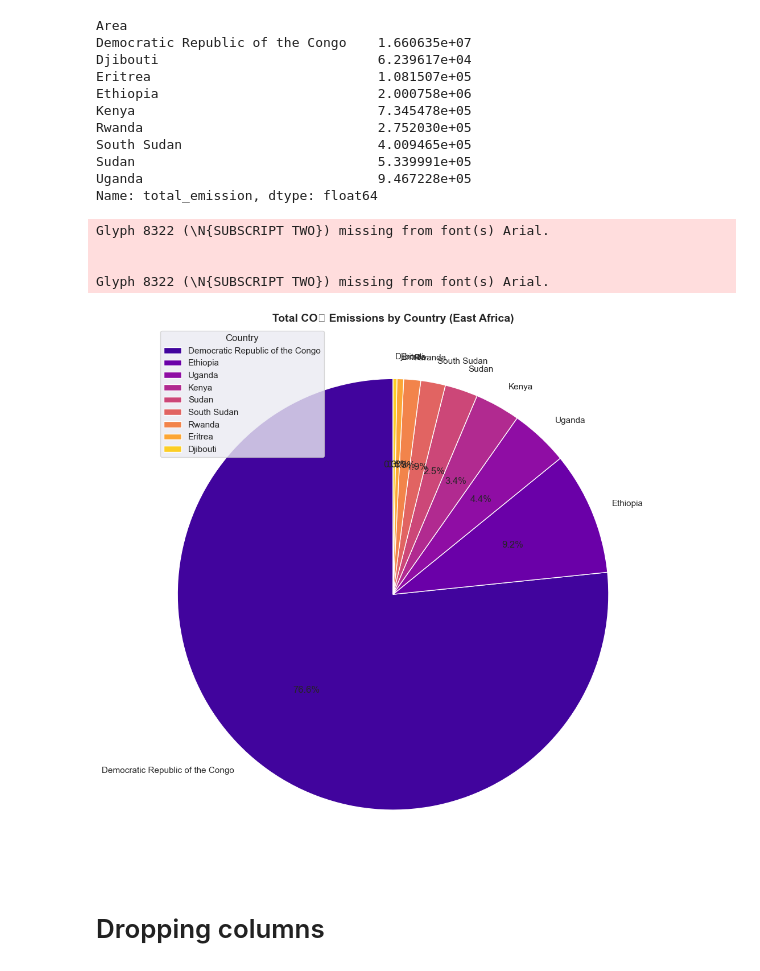
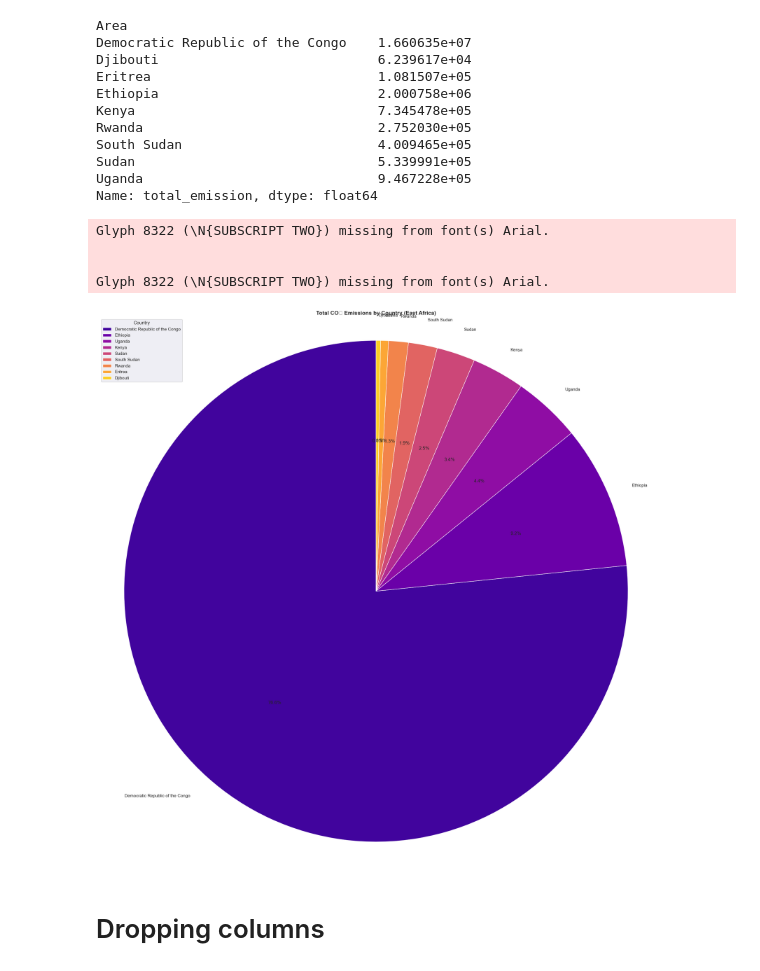
Before and after one commit to csaafrica/Agri-food-CO2-emission-prediction-per-year, a Jupyter notebook: climate_change.ipynb, the cells around one changed output. Drawn from its saved outputs; the diff is of its cells as text; code cells hidden in the pictures.

```diff
--- a/climate_change.ipynb
+++ b/climate_change.ipynb
@@ -254,33 +254,33 @@ Name: total_emission, dtype: float64
 # %%
 
 
 # Group by country and sum emissions
 emissions_by_country = east_africa_data.groupby("Area")["total_emission"].sum().reset_index()
 
 # Sort for better visual clarity (optional)
 emissions_by_country = emissions_by_country.sort_values(by="total_emission", ascending=False)
 
 # Plot pie chart
-plt.figure(figsize=(10, 10))
+plt.figure(figsize=(20, 20))
 plt.pie(
     emissions_by_country["total_emission"],
     labels=emissions_by_country["Area"],
     autopct="%1.1f%%",
     startangle=90,
     colors=sns.color_palette("plasma", len(emissions_by_country)),
     wedgeprops={'edgecolor': 'white'}
 )
 plt.title("Total CO₂ Emissions by Country (East Africa)", fontsize=14, weight='bold')
 plt.legend( emissions_by_country["Area"], title="Country", loc="upper left")
 plt.axis("equal")  # Ensures the pie is circular
 plt.tight_layout()
 plt.show()
 # %% [output]
 Glyph 8322 (\N{SUBSCRIPT TWO}) missing from font(s) Arial.
 
 
 Glyph 8322 (\N{SUBSCRIPT TWO}) missing from font(s) Arial.
-[figure, old version]
+[figure, new version]
 # %% [markdown]
 # Dropping columns
 # %%
```
Also changed, not shown: parts of 1 cell of this notebook.
